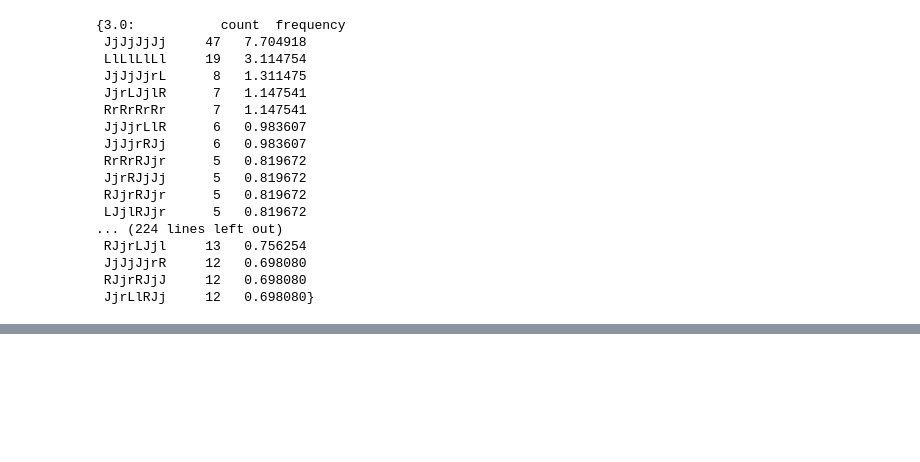
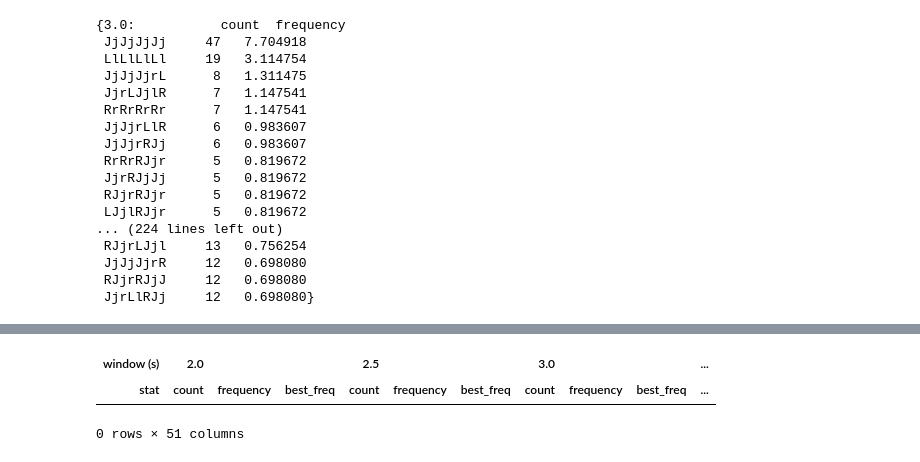
Before and after one commit to Amustache/Projet-Gameplay, a Jupyter notebook: wip/kevin/KMP_test.ipynb, the cells around one changed output, grey strips where cells are left out. Cells and saved outputs as stored; diff of their text form; code cells hidden in the pictures; blank space fills up the shorter version.

```diff
--- a/wip/kevin/KMP_test.ipynb
+++ b/wip/kevin/KMP_test.ipynb
@@ -654,0 +686,7 @@ test
+# %%
+freqs = pd.DataFrame(columns=columns)
+freqs
+# %% [output]
+| window (s) | 2.0 |  |  | 2.5 |  |  | 3.0 |  |  | ... |
+| stat | count | frequency | best_freq | count | frequency | best_freq | count | frequency | best_freq | ... |
+0 rows × 51 columns
```
Also changed, not shown: parts of 6 cells of this notebook.
